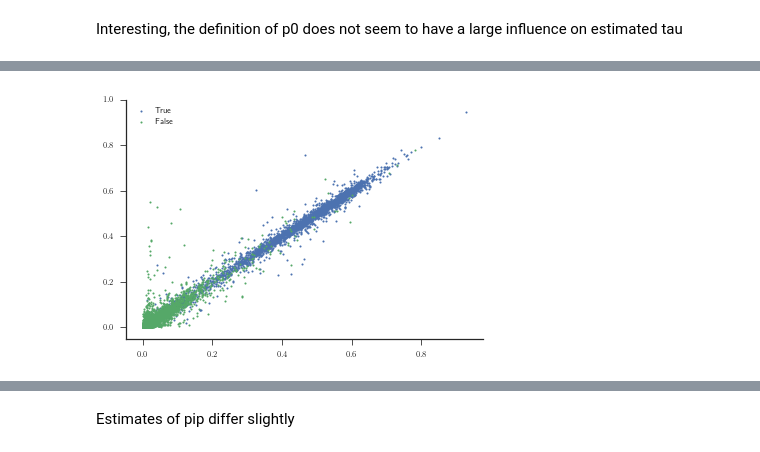
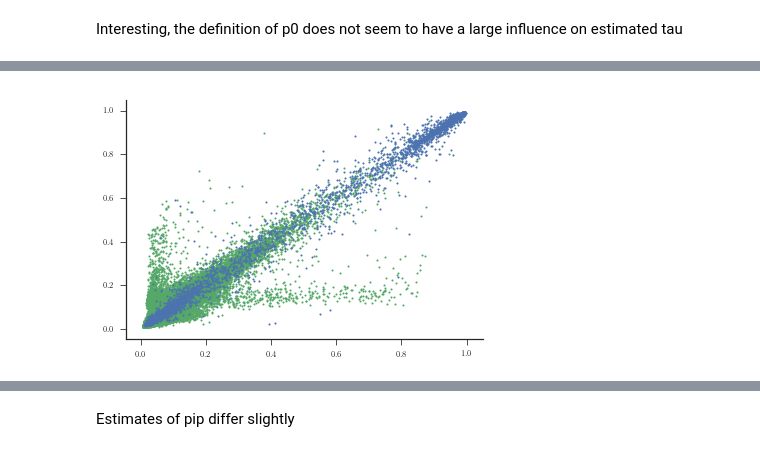
Before and after one commit to ExpectationMax/HorseshoeDMRegression, a Jupyter notebook: MasterThesisPlots/Compare_variable_selection.ipynb, the cells around one changed output, grey strips where cells are left out. Saved outputs shown, nothing was run; the diff lists cells and outputs as text; code cells hidden in the pictures.

```diff
--- a/MasterThesisPlots/Compare_variable_selection.ipynb
+++ b/MasterThesisPlots/Compare_variable_selection.ipynb
@@ -92,8 +89,7 @@ only_rep2 = aligned_pip[aligned_pip.Repetition == 2]
 # %%
-dataset = only_rep2
-sns.plt.scatter(dataset[dataset.Groundtruth == True]['pip p0set'], dataset[dataset.Groundtruth == True]['pip p0unset'], label='True', s=3)
-sns.plt.scatter(dataset[dataset.Groundtruth == False]['pip p0set'], dataset[dataset.Groundtruth == False]['pip p0unset'], label='False', s=3)
-sns.plt.legend()
+dataset = aligned_pip
+sns.plt.scatter(dataset[dataset.Groundtruth == False]['pip p0set'], dataset[dataset.Groundtruth == False]['pip p0unset'], label='False', s=3, color=sns.color_palette()[1])
+ax = sns.plt.scatter(dataset[dataset.Groundtruth == True]['pip p0set'], dataset[dataset.Groundtruth == True]['pip p0unset'], label='True', s=3, color=sns.color_palette()[0])
 sns.despine()
 # %% [output]
-[figure, old version]
+[figure, new version]
```
Also changed, not shown: parts of 19 cells of this notebook, 3 other files.
